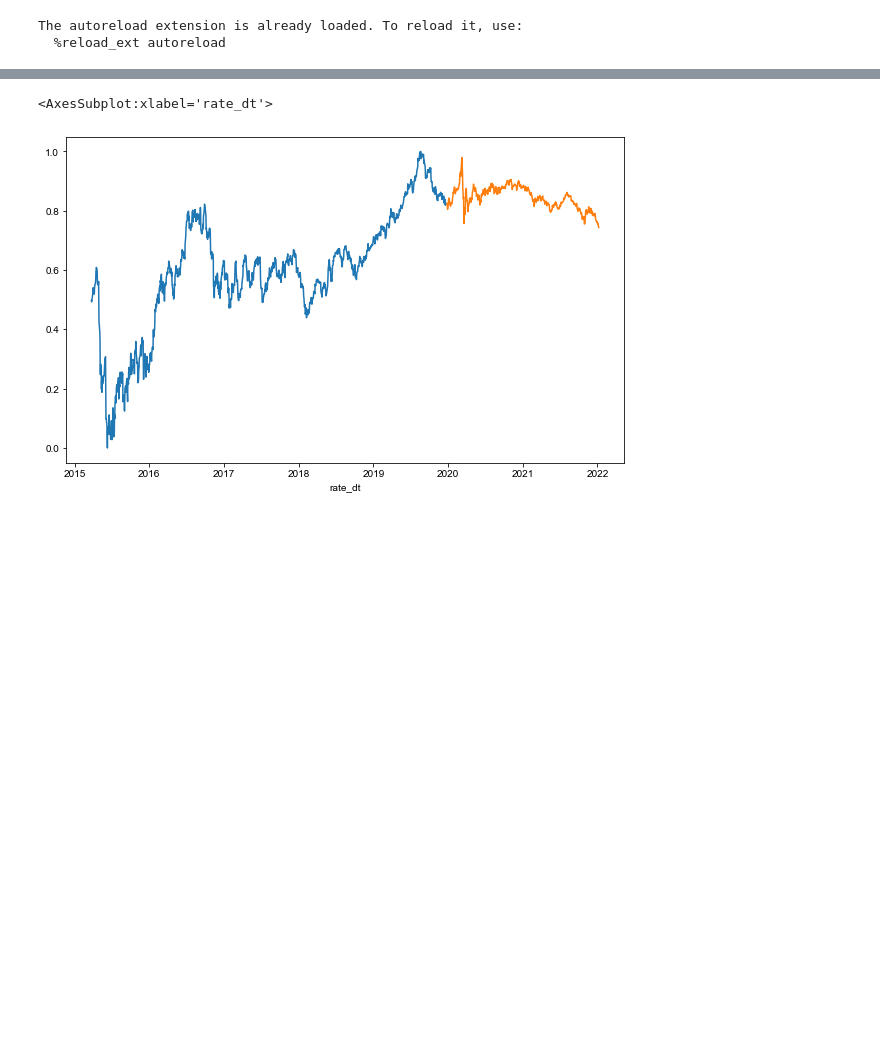
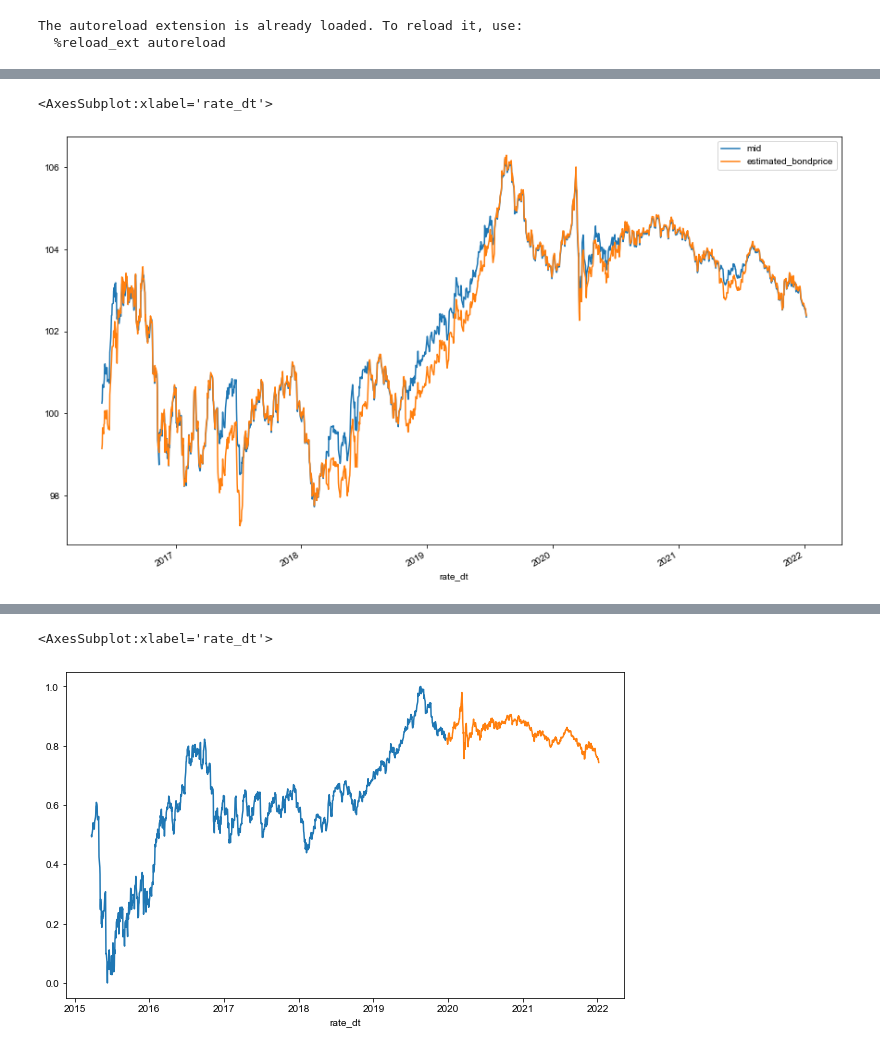
Before and after one commit to Merijn68/BondTrading, a Jupyter notebook: 05_adding_feartures.ipynb, the cells around one changed output, grey strips where cells are left out. Drawn from its saved outputs; the diff is of its cells as text; code cells hidden in the pictures; blank space fills up the shorter version.

Commit message:
Calculated Bondprice

```diff
--- a/05_adding_feartures.ipynb
+++ b/05_adding_feartures.ipynb
@@ -55,0 +78,9 @@ df_isin = df_isin[['mid','remain_duration']]
+# %%
+df_yield = make_dataset.read_pkl('yield', path = Path("data/processed/"))
+df_y = df_yield[['country', 'rate_dt','time', 'mid']].rename(columns={ 'mid': 'ytm'})
+df = df_isin.merge(df_y, on = ['country','rate_dt'], how = 'inner')
+df = df[ df['time'].dt.days > df.remain_duration ]
+df = df.sort_values(by = ['reference_identifier','rate_dt','time'])
+df = df.groupby(['reference_identifier','rate_dt']).first()
+df = df.reset_index()
+df_isin = df
@@ -55,0 +123,26 @@ df_isin = df_isin[['mid','remain_duration']]
+# %%
+def calculate_ytm(
+    row
+) -> float:
+
+    periods = (row['remain_duration'] / 365)
+    ytm = row['ytm'] / 100
+    coupon = row['coupon'] / 100
+    if (row['coupon_frq'] == 'ANNUAL'):
+        frequency = 1
+    else:
+        frequency = 2
+    par_value = 100
+    i = coupon / frequency * par_value
+    p = (1 - ( 1 + ytm / frequency ) ** (-periods))/(ytm / frequency)
+    pi = p * i
+    k = par_value / ( ( 1 + ytm/frequency ) ** periods)
+    price = k + pi
+    return (price)
+
+df_isin['estimated_bondprice'] = df_isin.apply( calculate_ytm, axis = 1 )
+# %%
+df_isin.plot(x = 'rate_dt',y = ['mid','estimated_bondprice'], figsize = (15,9))
+# %% [output]
+<AxesSubplot:xlabel='rate_dt'>
+[figure, added]
```
Also changed, not shown: parts of 22 cells of this notebook, 12 other files.
